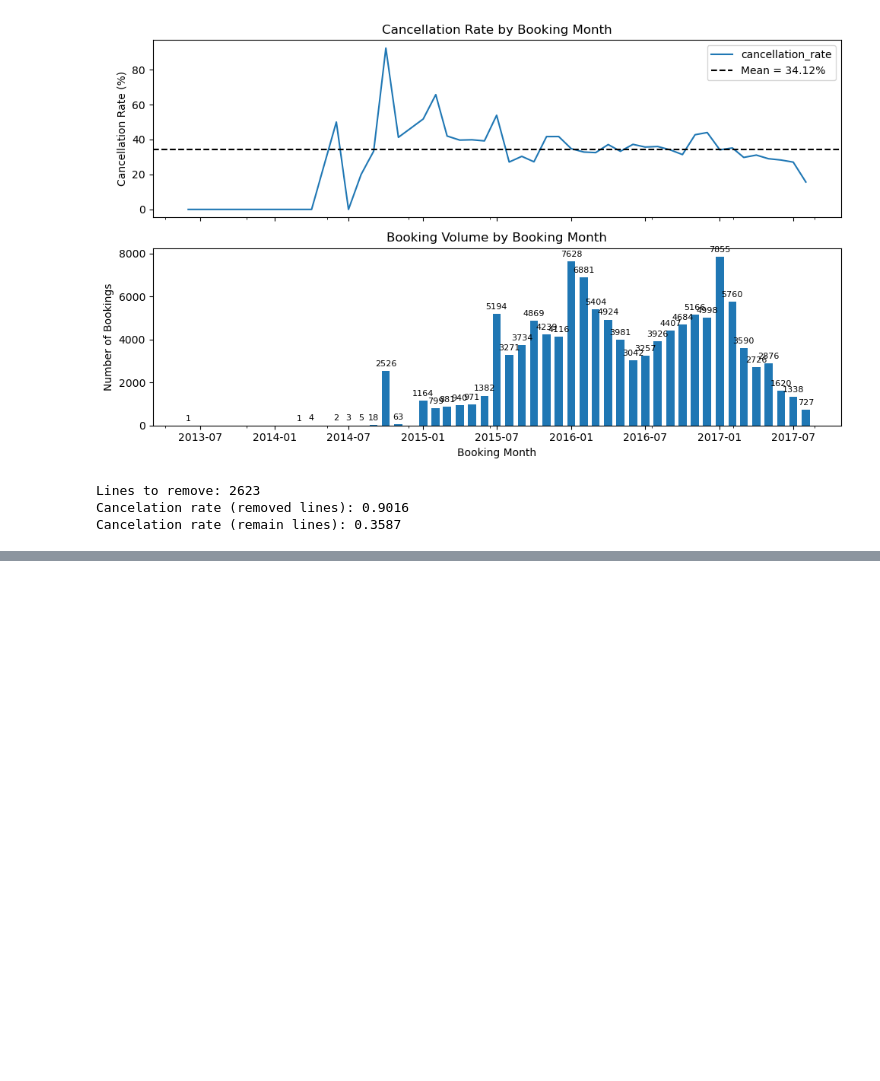
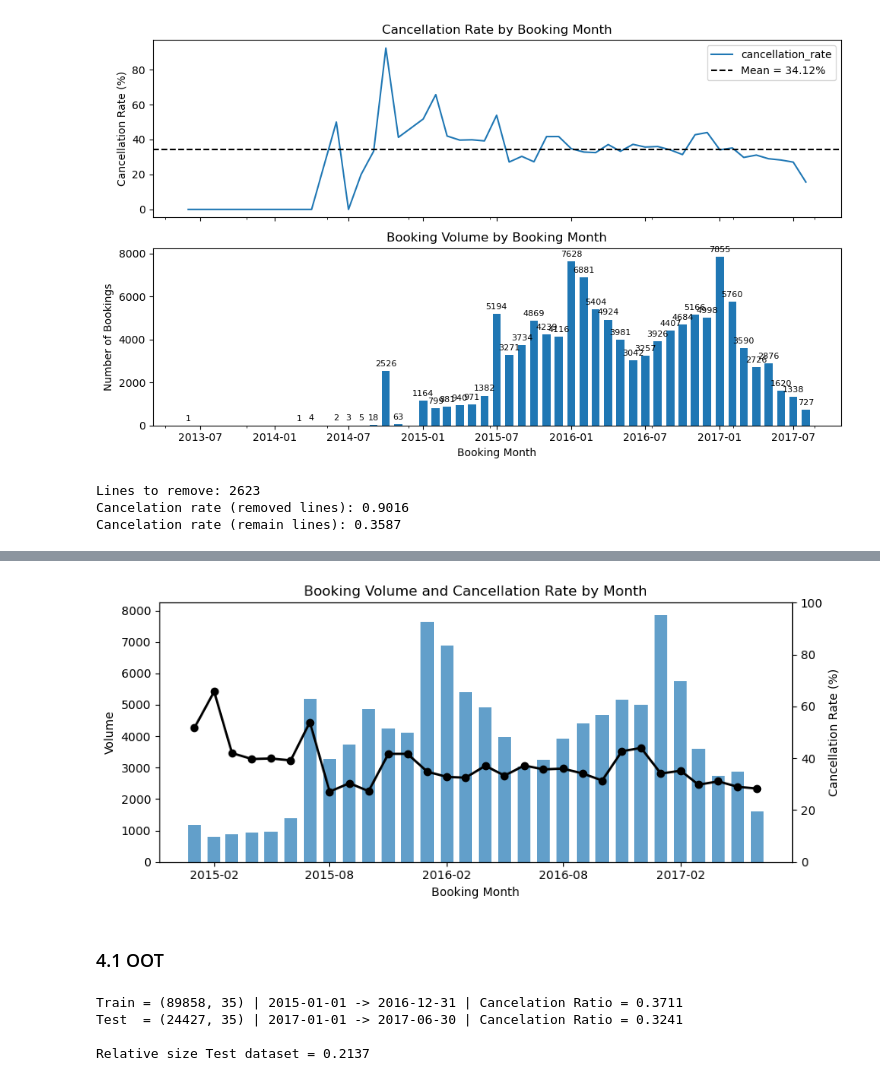
Before and after one commit to bruno-lima98/portfolio-hotel-cancellation-prediction, a Jupyter notebook: main.ipynb, the cells around one changed output, grey strips where cells are left out. Drawn from its saved outputs; the diff is of its cells as text; code cells hidden in the pictures; blank space fills up the shorter version.

```diff
--- a/main.ipynb
+++ b/main.ipynb
@@ -430,0 +509,13 @@ Cancelation rate (remain lines): 0.3587
+# %%
+last_arrival = df["arrival_date"].max()
+
+df["bd_month"] = df["booking_date"].dt.to_period("M")
+
+recent = (
+    df.groupby("bd_month")
+                        .agg(
+                            taxa_cancelamento=("is_canceled", "mean"),
+                            volume=("is_canceled", "size")
+                            )
+                        .round(3)
+    )
@@ -430,0 +541,62 @@ Cancelation rate (remain lines): 0.3587
+# %%
+import matplotlib.dates as mdates
+
+# Converter índice para datetime apenas para controlar o eixo X
+x = recent.index.to_timestamp()
+
+fig, ax1 = plt.subplots(figsize=(9, 4))
+
+# Volume
+bars = ax1.bar(
+    x,
+    recent["volume"],
+    width=20,
+    alpha=0.7
+)
+
+ax1.set_xlabel("Booking Month")
+ax1.set_ylabel("Volume")
+
+# Mostrar apenas a cada 6 meses
+ax1.xaxis.set_major_locator(mdates.MonthLocator(interval=6))
+ax1.xaxis.set_major_formatter(mdates.DateFormatter("%Y-%m"))
+ax1.tick_params(axis="x")
+
+# Taxa de cancelamento
+ax2 = ax1.twinx()
+
+ax2.plot(
+    x,
+    recent["taxa_cancelamento"] * 100,
+    marker="o",
+    linewidth=2,
+    color="black"
+)
+
+ax2.set_ylabel("Cancellation Rate (%)")
+ax2.set_ylim(0, 100)
+
+plt.title("Booking Volume and Cancellation Rate by Month")
+plt.tight_layout()
+
+plt.savefig("images/section_03_graph_06_arrival_date_cancellation_final_volume.jpeg", dpi=300, bbox_inches="tight")
+
+plt.show()
+# %% [output]
+[figure, added]
+# %% [markdown]
+### 4.1 OOT
+# %%
+cutoff = "2017-01-01"
+df_train = df[df["booking_date"] < cutoff].reset_index()
+df_test = df[df["booking_date"] >= cutoff].reset_index()
+
+print(f"Train = {df_train.shape} | {df_train["booking_date"].min().date()} -> {df_train["booking_date"].max().date()} | Cancelation Ratio = {df_train["is_canceled"].mean():.4f}")
+print(f"Test  = {df_test.shape} | {df_test["booking_date"].min().date()} -> {df_test["booking_date"].max().date()} | Cancelation Ratio = {df_test["is_canceled"].mean():.4f}")
+print()
+print(f"Relative size Test dataset = {df_test.shape[0] / df.shape[0]:.4f}")
+# %% [output]
+Train = (89858, 35) | 2015-01-01 -> 2016-12-31 | Cancelation Ratio = 0.3711
+Test  = (24427, 35) | 2017-01-01 -> 2017-06-30 | Cancelation Ratio = 0.3241
+
+Relative size Test dataset = 0.2137
```
Also changed, not shown: parts of 5 cells of this notebook, 4 other files.
